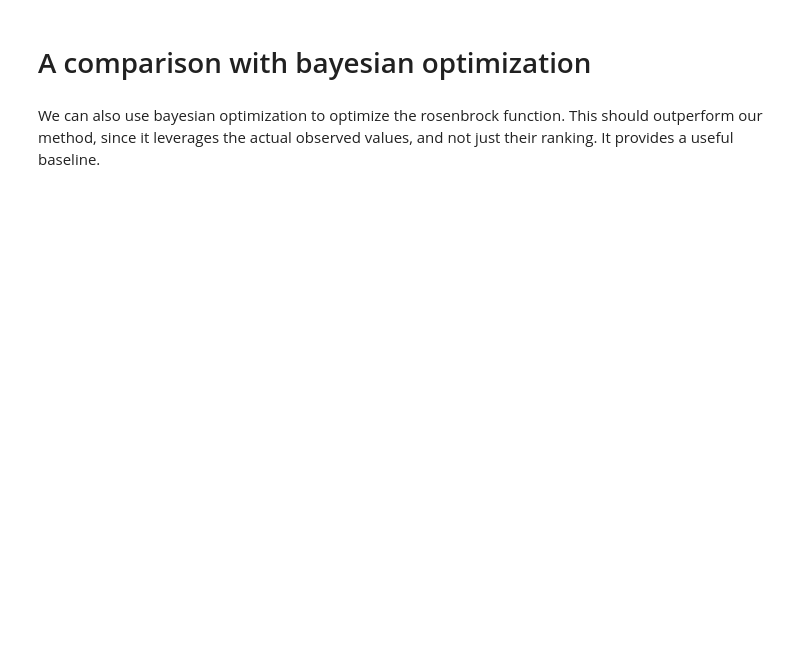
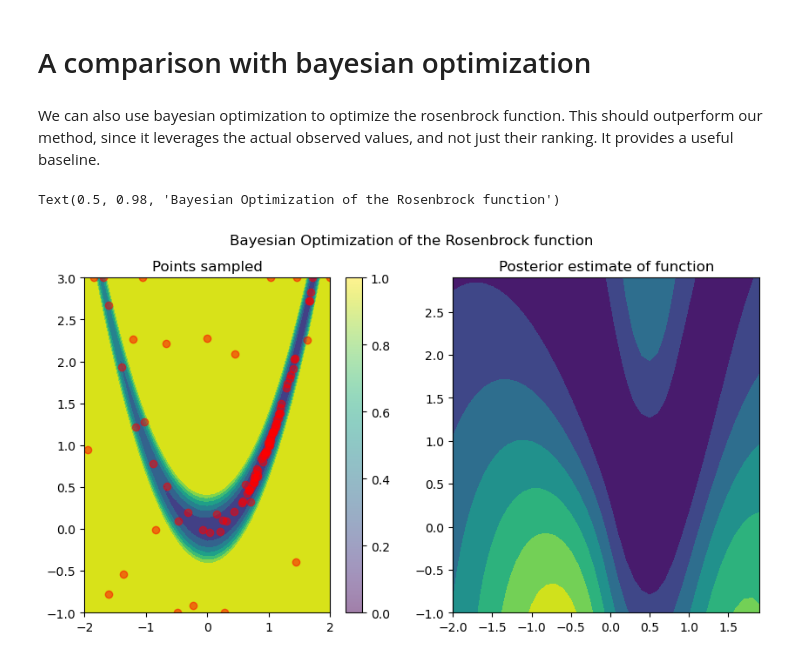
Before and after one commit to davidlibland/rank_hpo, a Jupyter notebook: notebooks/demo.ipynb, the cells around one changed output. Cells and saved outputs as stored; diff of their text form; code cells hidden in the pictures; blank space fills up the shorter version.

```diff
--- a/notebooks/demo.ipynb
+++ b/notebooks/demo.ipynb
@@ -316,22 +324,25 @@ res = gp_minimize(rosenbrock_skopt,                  # the function to minimize
 # %%
 fig = plt.figure(figsize=(10, 5))
 ax1 = fig.add_subplot(121)
 ax2 = fig.add_subplot(122)
 x, y = np.mgrid[-2:2:.01, -1:3:.01]
 pos = np.stack((x.flatten(), y.flatten()), axis=1)
-z = rosenbrock(pos).reshape(x.shape)
+z = rosenbrock(torch.tensor(pos)).reshape(x.shape)
 ax1.contourf(x, y, z.clip(max=20))
 x_iters = np.array(res.x_iters)
 scat = ax1.scatter(x_iters[:, 0], x_iters[:, 1], alpha=0.5, color="red")
 fig.colorbar(scat)
 ax1.set_title("Points sampled")
 ax1.set_ylim(-1, 3)
 ax1.set_xlim(-2, 2)
 
 # plot a heatmap of the model:
 x, y = np.mgrid[-2:2:.1, -1:3:.1]
 pos = np.stack((x.flatten(), y.flatten()), axis=1)
 z = res.models[-1].predict(pos).reshape(x.shape)
 ax2.contourf(x, y, z)
 ax2.set_title("Posterior estimate of function")
 fig.suptitle("Bayesian Optimization of the Rosenbrock function")
+# %% [output]
+Text(0.5, 0.98, 'Bayesian Optimization of the Rosenbrock function')
+[figure, added]
```
Also changed, not shown: parts of 16 cells of this notebook, 3 other files.
